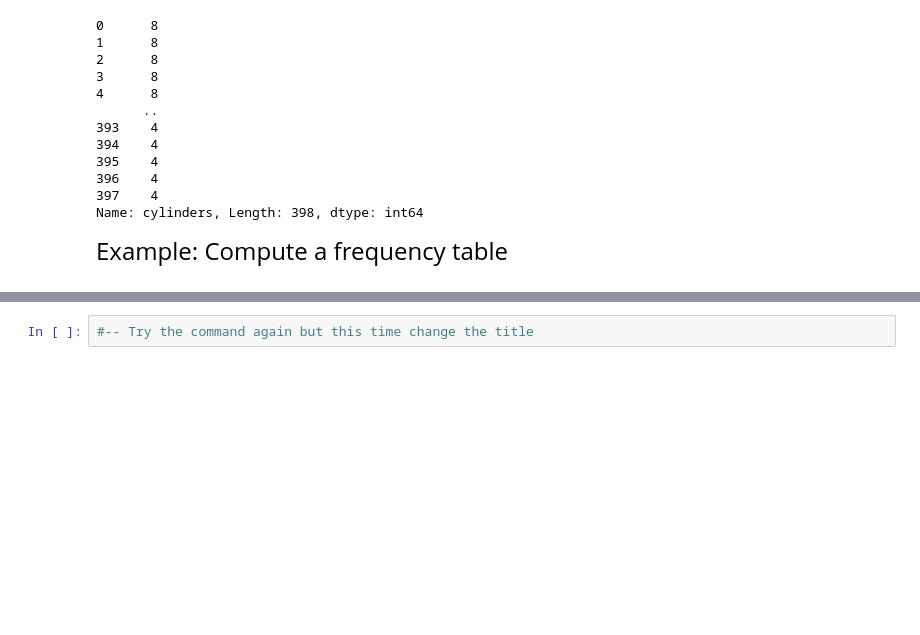
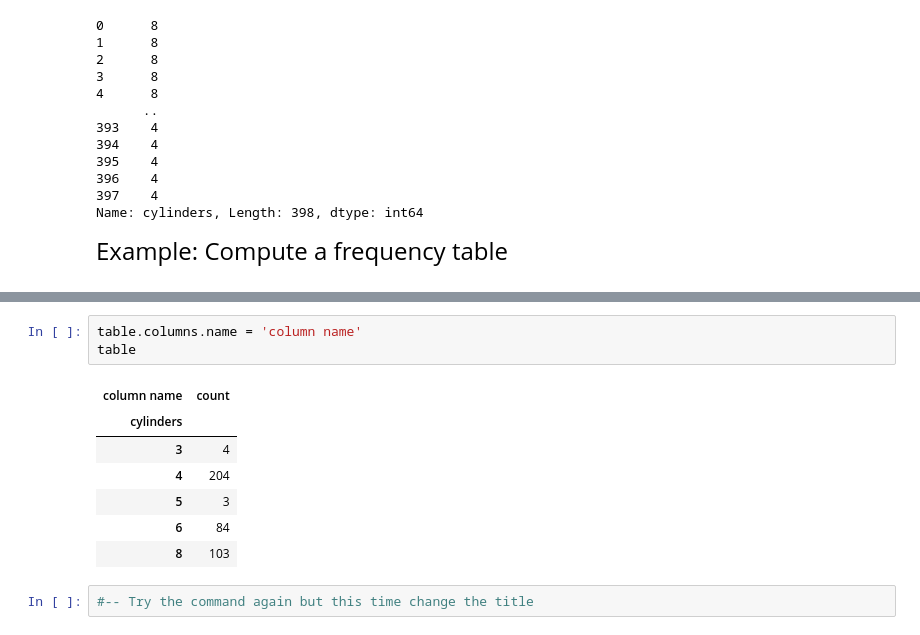
Before and after one commit to v-m-wang/QTM151_F23, a Jupyter notebook: lecture_01/Lecture1.ipynb, the cells around one changed output, grey strips where cells are left out. Saved outputs shown, nothing was run; the diff lists cells and outputs as text; blank space fills up the shorter version.

```diff
--- a/lecture_01/Lecture1.ipynb
+++ b/lecture_01/Lecture1.ipynb
@@ -204,3 +213,14 @@ pd.crosstab(index = carfeatures['cylinders'],columns = "How many cars have (x) c
+# %%
+table.columns.name = 'column name'
+table
+# %% [output]
+| column name | count |
+| cylinders |  |
+| 3 | 4 |
+| 4 | 204 |
+| 5 | 3 |
+| 6 | 84 |
+| 8 | 103 |
 # %%
 #-- Try the command again but this time change the title
 # %% [markdown]
```
Also changed, not shown: parts of 3 cells of this notebook.
